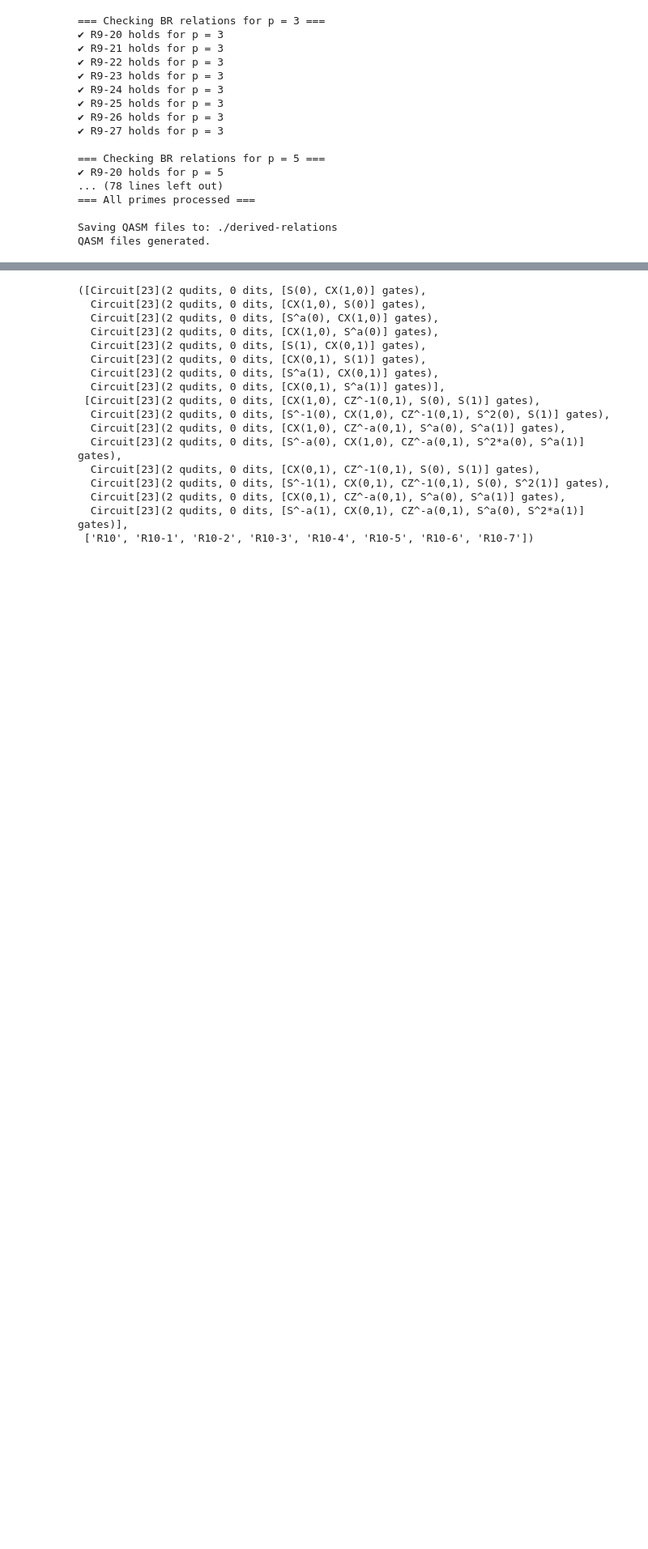
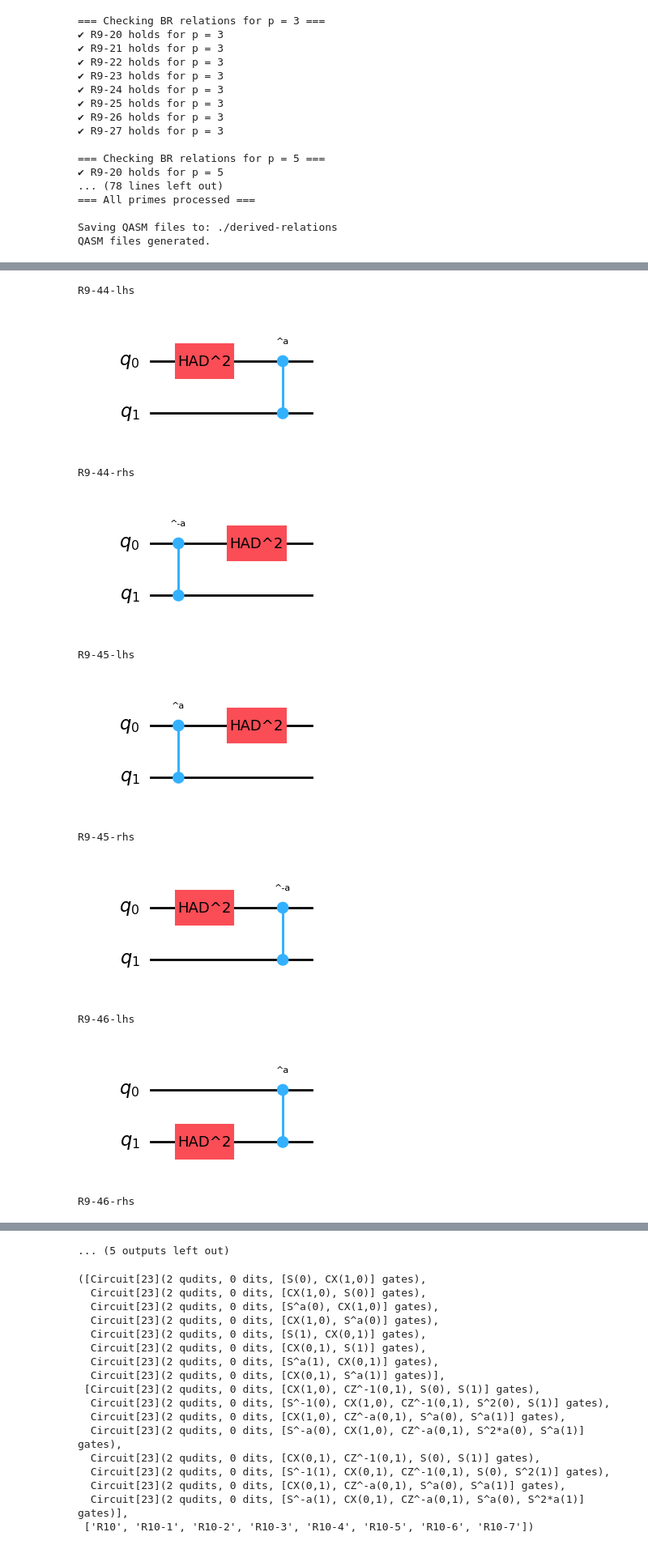
Before and after one commit to SarahMMMLi/QuditClifford, a Jupyter notebook: notebooks/DerivedRelations-Soundness.ipynb, the cells around one changed output, grey strips where cells are left out. Shown at 81% size. Saved outputs shown, nothing was run; the diff lists cells and outputs as text; code cells hidden in the pictures; blank space fills up the shorter version.

```diff
--- a/notebooks/DerivedRelations-Soundness.ipynb
+++ b/notebooks/DerivedRelations-Soundness.ipynb
@@ -1150,0 +1518,14 @@ QASM files generated.
+# %%
+generate_H2_CZ(23)
+# %% [output]
+R9-44-lhs
+[figure, added]
+R9-44-rhs
+[figure, added]
+R9-45-lhs
+[figure, added]
+R9-45-rhs
+[figure, added]
+R9-46-lhs
+[figure, added]
+R9-46-rhs
@@ -1151,3 +1533,4 @@ QASM files generated.
+... (5 outputs left out)
 # %%
 from sympy import symbols
 import dizx
```
Also changed, not shown: parts of 11 cells of this notebook, 40 other files.
